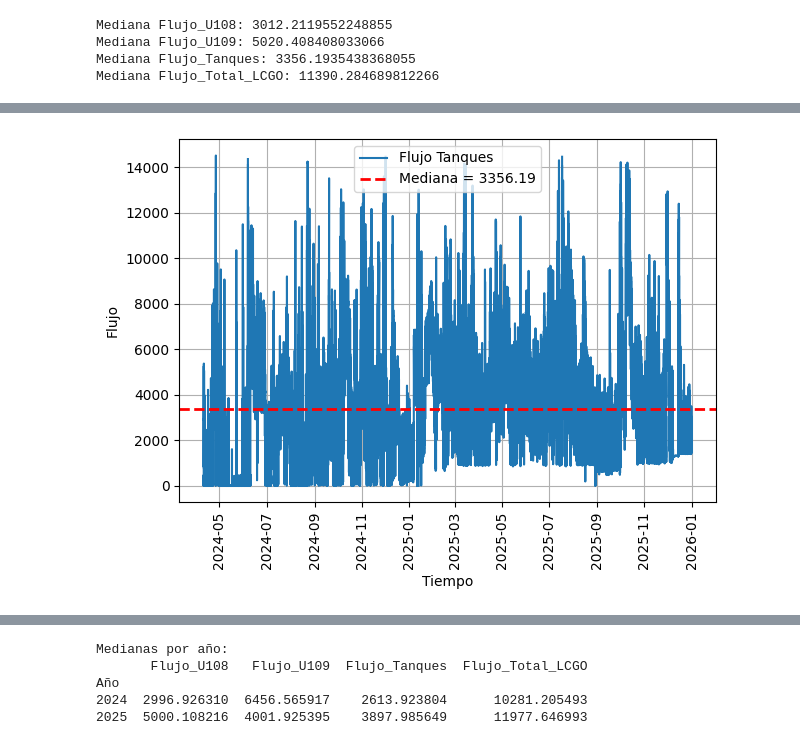
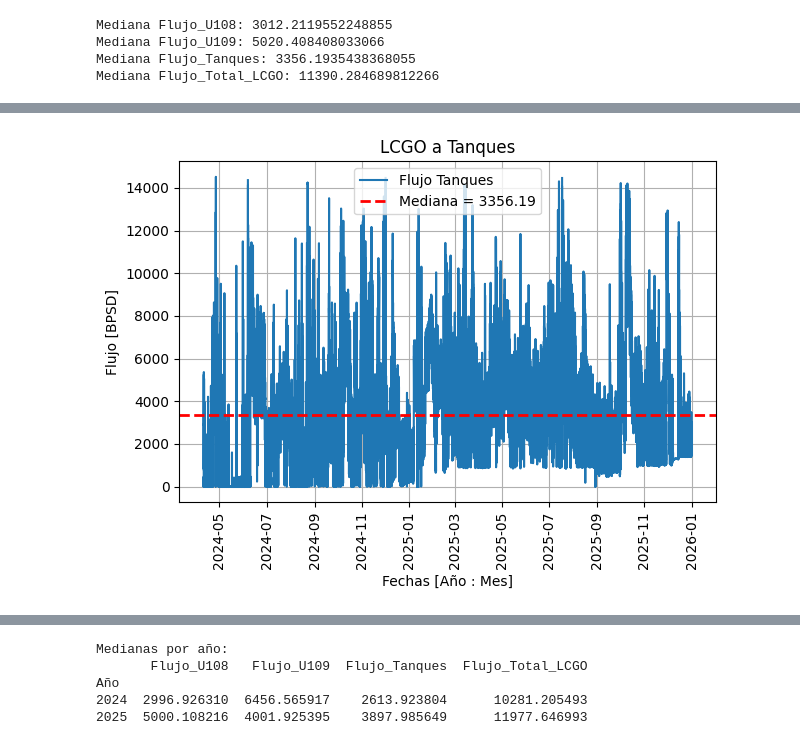
Before and after one commit to vbedoyaj21/OSBL, a Jupyter notebook: EDA_OSBL_LCGO.ipynb, the cells around one changed output, grey strips where cells are left out. Cells and saved outputs as stored; diff of their text form; code cells hidden in the pictures.

```diff
--- a/EDA_OSBL_LCGO.ipynb
+++ b/EDA_OSBL_LCGO.ipynb
@@ -202,21 +240,21 @@ plt.show()
 # %%
 # =========================
 # BLOQUE 5.2: Gráfico discontinuo Flujo Tanques
 # =========================
 #plt.figure(figsize=(14,6))
 
 plt.plot(df_merged.index, df_merged["Flujo_Tanques"], label="Flujo Tanques")
 
 plt.axhline(mediana_Tanques, linestyle="--", linewidth=2, color='r',
             label=f"Mediana = {mediana_Tanques:.2f}")
 
-plt.xlabel("Tiempo")
-plt.ylabel("Flujo")
+plt.xlabel("Fechas [Año : Mes]")
+plt.ylabel("Flujo [BPSD]")
 plt.xticks(rotation=90)
-#plt.title("ACA EL TITULITO")
+plt.title("LCGO a Tanques")
 plt.legend()
 plt.tight_layout()
 plt.grid(True)
 plt.show()
 # %% [output]
-[figure, old version]
+[figure, new version]
```
Also changed, not shown: parts of 11 cells of this notebook.
